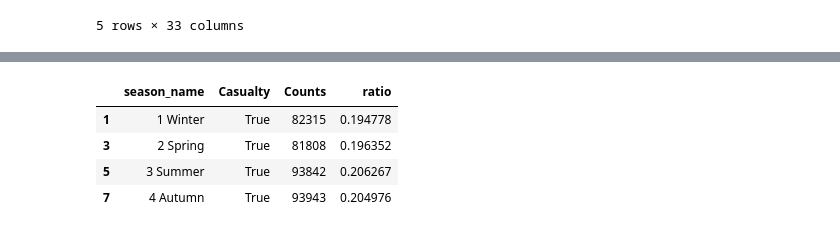
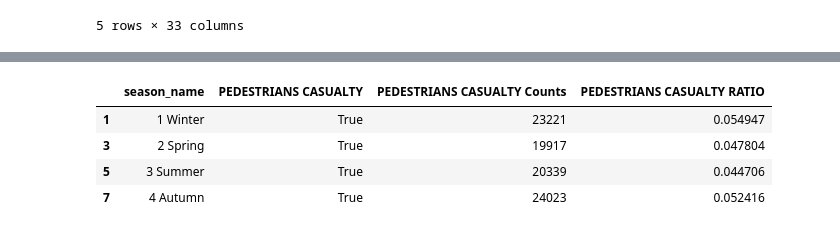
Before and after one commit to urielsun1/Motor-Vehicle-Collisions-Project, a Jupyter notebook: Section 1 Accident Casualty Season.ipynb, the cells around one changed output, grey strips where cells are left out. Saved outputs shown, nothing was run; the diff lists cells and outputs as text; code cells hidden in the pictures.

```diff
--- a/Section 1 Accident Casualty Season.ipynb
+++ b/Section 1 Accident Casualty Season.ipynb
@@ -44,0 +28,4 @@ dtype: object
+# %%
+df = data
+df['Casualty'] = df['NUMBER OF PERSONS INJURED']+df['NUMBER OF PERSONS KILLED']
+df_casualty = df.dropna(how = 'any', subset = ['Casualty'])
@@ -45,13 +57,19 @@ dtype: object
 # %%
-df = data
-df['Casualty'] = np.where(df['NUMBER OF PERSONS INJURED']+df['NUMBER OF PERSONS KILLED']>0, True, False)
-df1 = df.groupby(['season_name', 'Casualty']).size().reset_index(name = 'Counts')
-df1['ratio'] = df1['Counts']/df1.groupby('season_name')['Counts'].transform('sum')
-df1 = df1[df1['Casualty'] == True]
-df1
+df1 = df
+df1['Casualty'] = np.where(df['NUMBER OF PERSONS INJURED']+df['NUMBER OF PERSONS KILLED']>0, True, False)
+df1 = df1.groupby(['season_name', 'Casualty']).size().reset_index(name = 'Counts')
+df1['RATIO'] = df1['Counts']/df1.groupby('season_name')['Counts'].transform('sum')
+df1 = df1[df1['Casualty'] >0]
-# %% [output]
-|  | season_name | Casualty | Counts | ratio |
-| 1 | 1 Winter | True | 82315 | 0.194778 |
-| 3 | 2 Spring | True | 81808 | 0.196352 |
-| 5 | 3 Summer | True | 93842 | 0.206267 |
-| 7 | 4 Autumn | True | 93943 | 0.204976 |
+# %%
+df2 = df
+df2['PEDESTRIANS CASUALTY']= np.where(df['NUMBER OF PEDESTRIANS INJURED']+df['NUMBER OF PEDESTRIANS KILLED']>0, True, False)
+df2 = df.groupby(['season_name', 'PEDESTRIANS CASUALTY']).size().reset_index(name = 'PEDESTRIANS CASUALTY Counts')
+df2['PEDESTRIANS CASUALTY RATIO'] = df2['PEDESTRIANS CASUALTY Counts']/df2.groupby('season_name')['PEDESTRIANS CASUALTY Counts'].transform('sum')
+df2 = df2[df2['PEDESTRIANS CASUALTY'] == True]
+df2
+# %% [output]
+|  | season_name | PEDESTRIANS CASUALTY | PEDESTRIANS CASUALTY Counts | PEDESTRIANS CASUALTY RATIO |
+| 1 | 1 Winter | True | 23221 | 0.054947 |
+| 3 | 2 Spring | True | 19917 | 0.047804 |
+| 5 | 3 Summer | True | 20339 | 0.044706 |
+| 7 | 4 Autumn | True | 24023 | 0.052416 |
```
Also changed, not shown: parts of 11 cells of this notebook.
